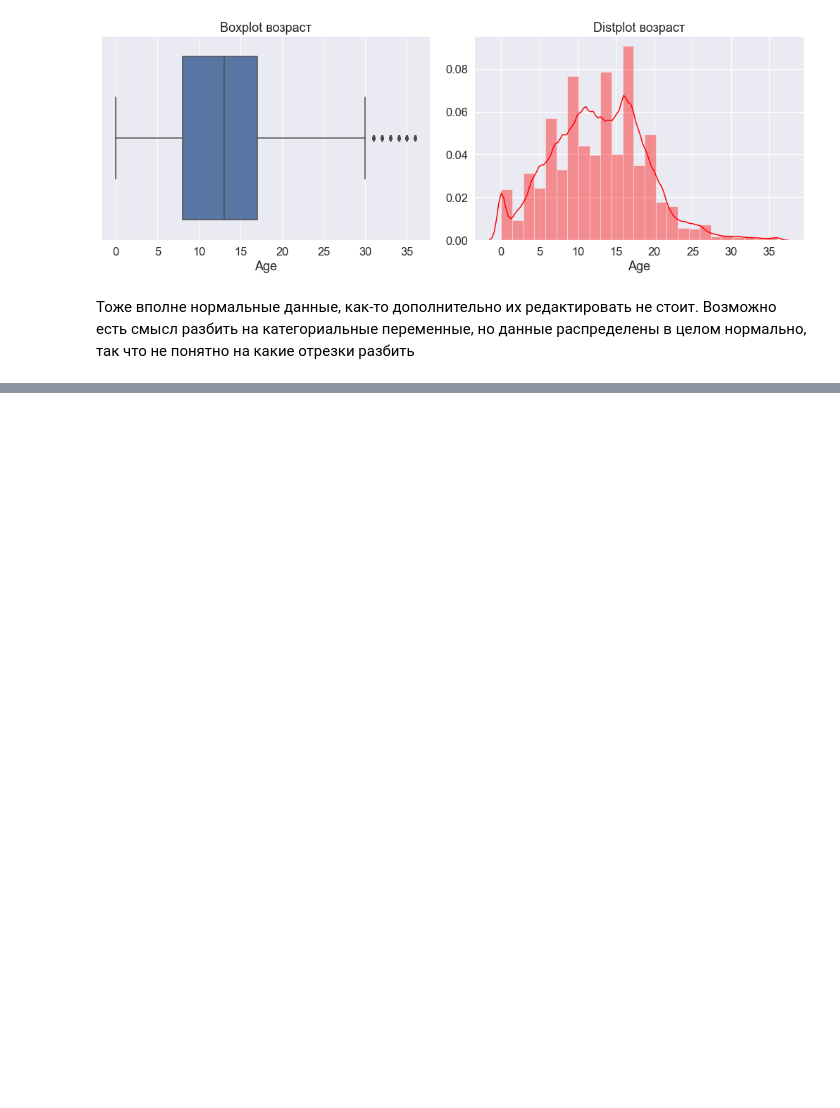
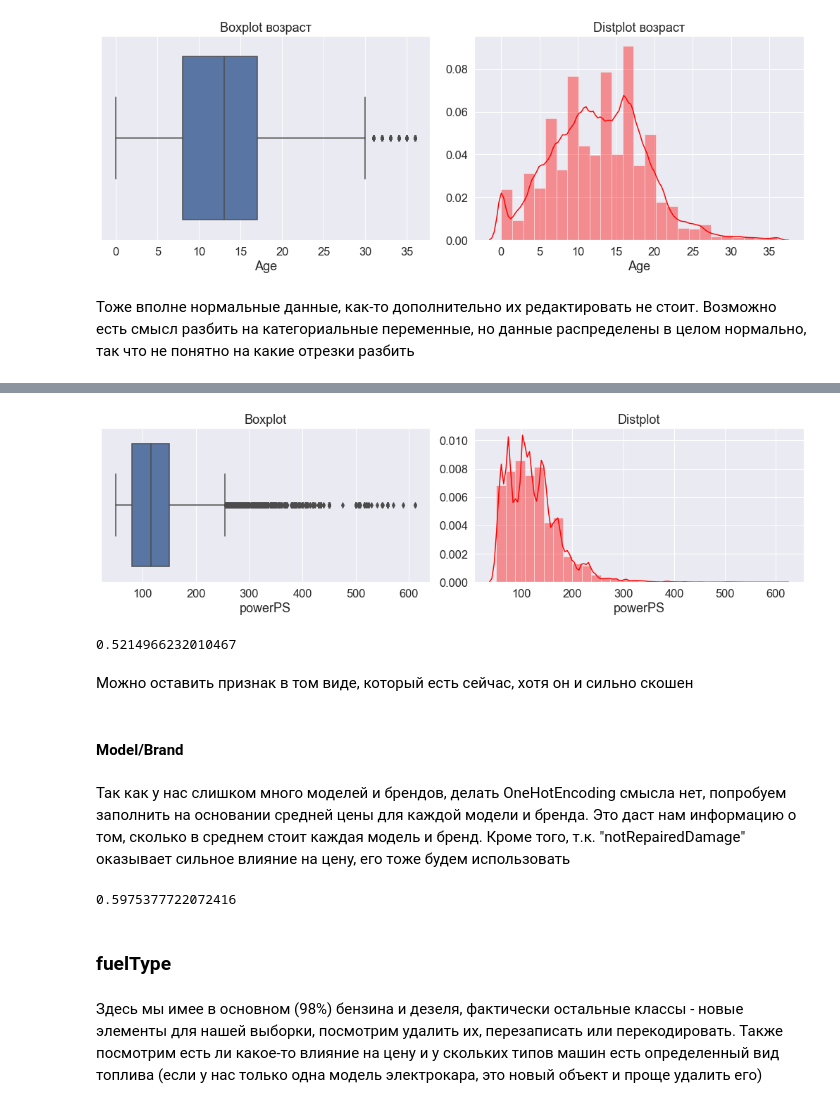
Before and after one commit to MaksimKrug/HSEIntroToML, a Jupyter notebook: EDA.ipynb, the cells around one changed output, grey strips where cells are left out. Cells and saved outputs as stored; diff of their text form; code cells hidden in the pictures; blank space fills up the shorter version.

```diff
--- a/EDA.ipynb
+++ b/EDA.ipynb
@@ -776,0 +834,12 @@ array([[1.        , 0.15901463],
+# %%
+%%time
+for model in tqdm(df['model'].unique()):
+    powers = df.loc[df['model']==model]
+    q1 = np.quantile(powers['powerPS'], 0.25)
+    q3 = np.quantile(powers['powerPS'], 0.75)
+    iqr = q3 - q1
+    drop_indexes = powers.loc[(powers['powerPS'] < q1 - 1.5 * iqr)
+                             |(powers['powerPS'] > q3 + 1.5 * iqr)].index
+    df.drop(drop_indexes, inplace=True)
+
+df.shape
@@ -776,0 +849,22 @@ array([[1.        , 0.15901463],
+# %%
+fig, ax = plt.subplots(1,2, figsize=(15,4))
+fig.tight_layout()
+
+sns.boxplot(df['powerPS'], ax = ax[0])
+sns.distplot(df['powerPS'], ax = ax[1], bins=30, color='red')
+ax[0].set_title('Boxplot')
+ax[1].set_title('Distplot')
+pass
+# %% [output]
+[figure, added]
+# %%
+# Также удалось значительно увеличить корреляцию между ценой и лошадиными силами (раньше была 0.18)
+np.corrcoef(df['price'], df['powerPS'])[0][1]
+# %% [output]
+0.5214966232010467
+# %% [markdown]
+Можно оставить признак в том виде, который есть сейчас, хотя он и сильно скошен
+# %% [markdown]
+#### Model/Brand
+# %% [markdown]
+Так как у нас слишком много моделей и брендов, делать OneHotEncoding смысла нет, попробуем заполнить на основании средней цены для каждой модели и бренда. Это даст нам информацию о том, сколько в среднем стоит каждая модель и бренд. Кроме того, т.к. "notRepairedDamage" оказывает сильное влияние на цену, его тоже будем использовать
@@ -776,0 +895,11 @@ array([[1.        , 0.15901463],
+# %%
+# Как и в случае с лошадиными силами у нас появилась довольно неплохая корреляция с ценой, которая правда обеспечена тем,
+# что мы просто берем среднее
+np.corrcoef(df['price'], df['model'])[0][1]
+np.corrcoef(df['price'], df['brand'])[0][1]
+# %% [output]
+0.5975377722072416
+# %% [markdown]
+### fuelType
+# %% [markdown]
+Здесь мы имее в основном (98%) бензина и дезеля, фактически остальные классы - новые элементы для нашей выборки, посмотрим удалить их, перезаписать или перекодировать. Также посмотрим есть ли какое-то влияние на цену и у скольких типов машин есть определенный вид топлива (если у нас только одна модель электрокара, это новый объект и проще удалить его)
```
Also changed, not shown: parts of 48 cells of this notebook, 1 other file.
